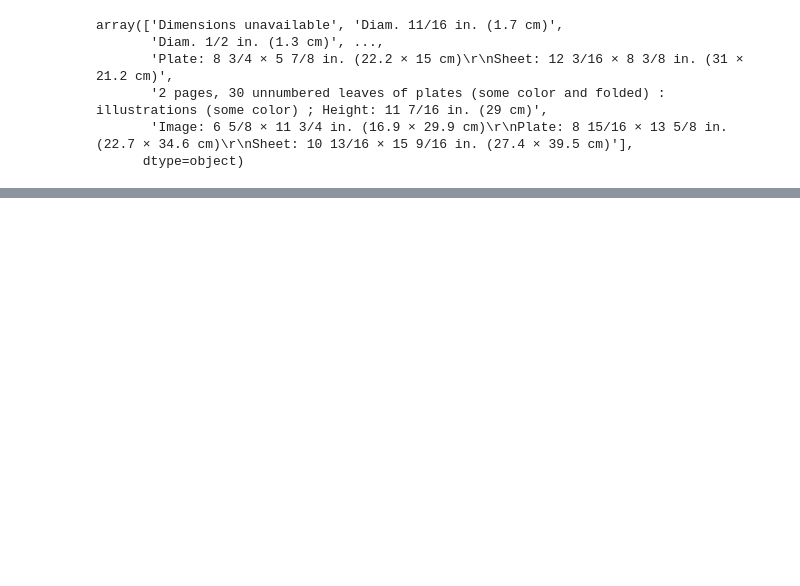
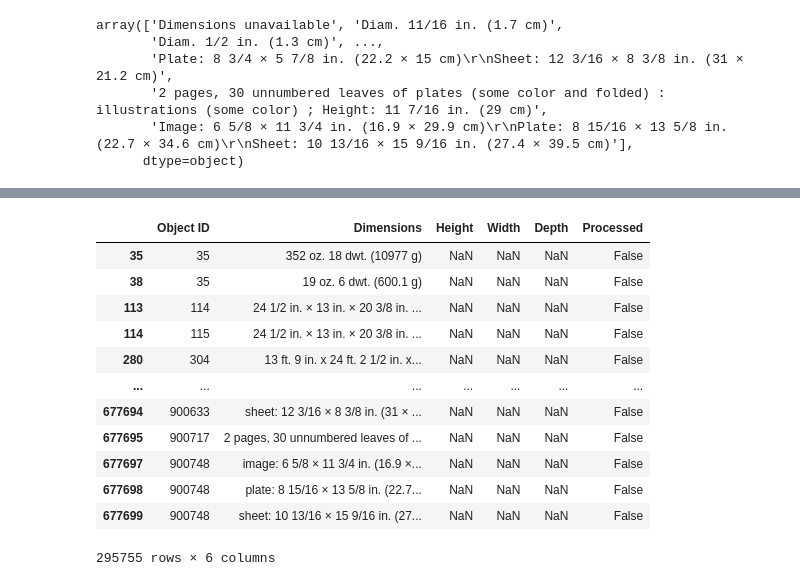
Before and after one commit to nickobard/Data-Preprocessing-Course, a Jupyter notebook: 01/01_homework.ipynb, the cells around one changed output, grey strips where cells are left out. Saved outputs shown, nothing was run; the diff lists cells and outputs as text; code cells hidden in the pictures; blank space fills up the shorter version.

```diff
--- a/01/01_homework.ipynb
+++ b/01/01_homework.ipynb
@@ -2731,0 +2950,39 @@ array(['Dimensions unavailable', 'Diam. 11/16 in. (1.7 cm)',
+# %%
+df_dimensions_long.update(df_2d_extracted)
+# %%
+def extract_1d(row: pd.Series) -> pd.Series:
+    dimensions = row['Dimensions']
+    if not isinstance(dimensions, str):
+        return row
+    pattern = r'.*\(\s*([\d\.]*)\s*cm\s*\).*'
+    match = re.match(pattern, dimensions)
+    if not match:
+        return row
+    try:
+        height = float(match.group(1))
+    except ValueError:
+        return row
+
+    row['Height'] = height
+    row['Processed'] = True
+    return row
+# %%
+df_1d_extracted = get_non_extracted(df_dimensions_long).apply(extract_1d, axis=1)
+# %%
+df_dimensions_long.update(df_1d_extracted)
+# %%
+get_non_extracted(df_dimensions_long)
+# %% [output]
+|  | Object ID | Dimensions | Height | Width | Depth | Processed |
+| 35 | 35 | 352 oz. 18 dwt. (10977 g) | NaN | NaN | NaN | False |
+| 38 | 35 | 19 oz. 6 dwt. (600.1 g) | NaN | NaN | NaN | False |
+| 113 | 114 | 24 1/2 in. × 13 in. × 20 3/8 in. ... | NaN | NaN | NaN | False |
+| 114 | 115 | 24 1/2 in. × 13 in. × 20 3/8 in. ... | NaN | NaN | NaN | False |
+| 280 | 304 | 13 ft. 9 in. x 24 ft. 2 1/2 in. x... | NaN | NaN | NaN | False |
+| ... | ... | ... | ... | ... | ... | ... |
+| 677694 | 900633 | sheet: 12 3/16 × 8 3/8 in. (31 × ... | NaN | NaN | NaN | False |
+| 677695 | 900717 | 2 pages, 30 unnumbered leaves of ... | NaN | NaN | NaN | False |
+| 677697 | 900748 | image: 6 5/8 × 11 3/4 in. (16.9 ×... | NaN | NaN | NaN | False |
+| 677698 | 900748 | plate: 8 15/16 × 13 5/8 in. (22.7... | NaN | NaN | NaN | False |
+| 677699 | 900748 | sheet: 10 13/16 × 15 9/16 in. (27... | NaN | NaN | NaN | False |
+295755 rows × 6 columns
```
Also changed, not shown: parts of 45 cells of this notebook.
